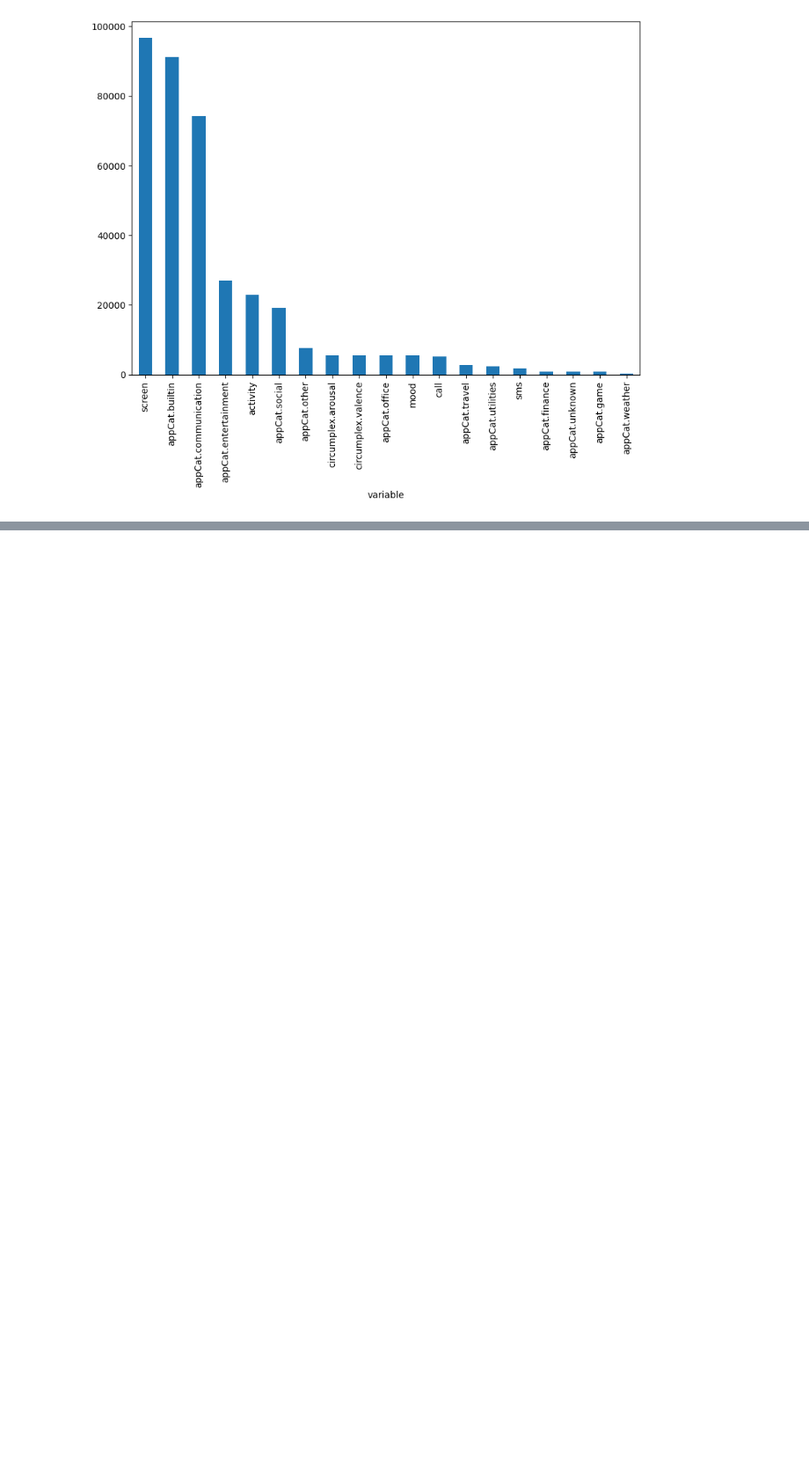
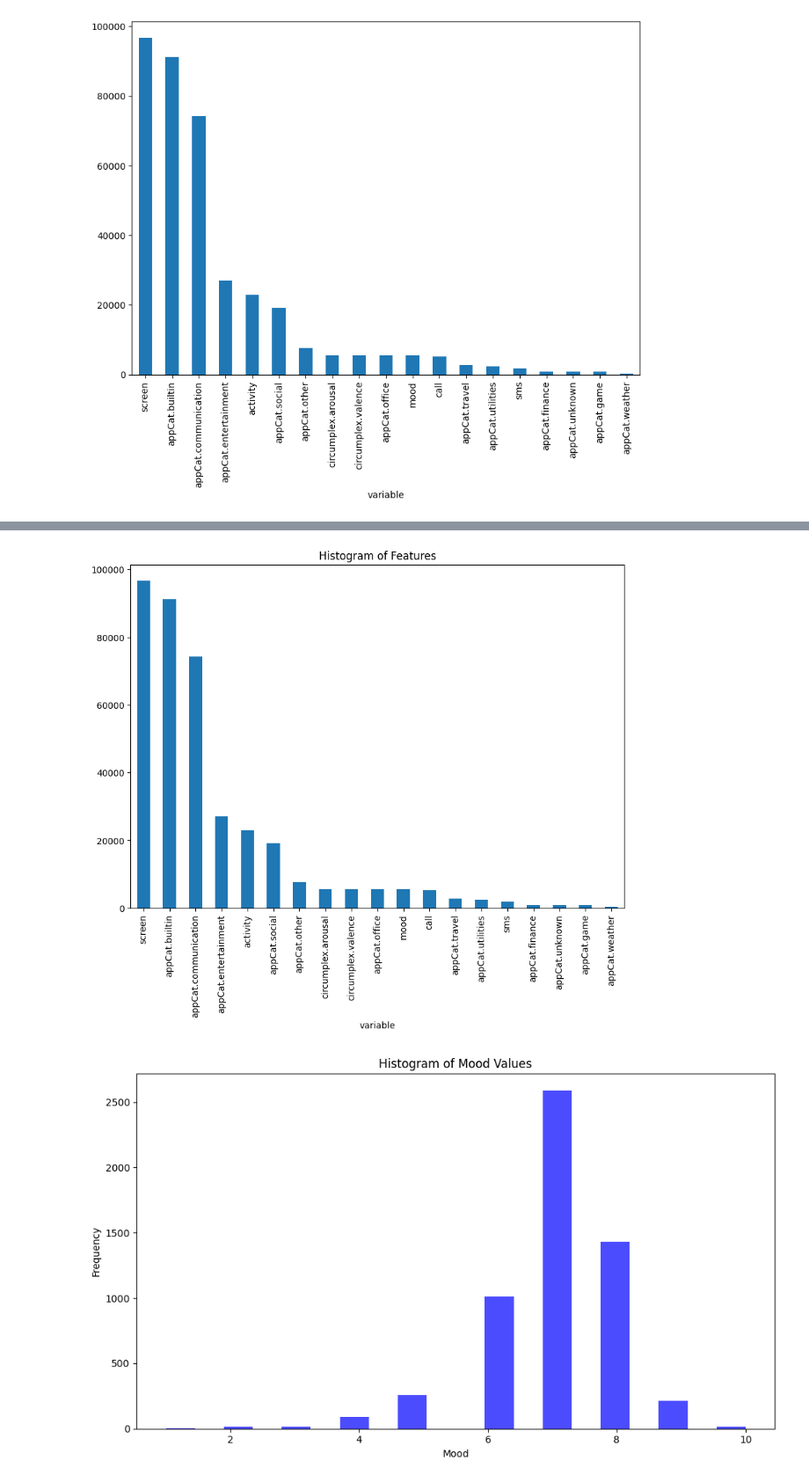
Before and after one commit to prathmesh-awate/Coastalbelt, a Jupyter notebook: main.ipynb, the cells around one changed output, grey strips where cells are left out. Shown at 88% size. Drawn from its saved outputs; the diff is of its cells as text; code cells hidden in the pictures; blank space fills up the shorter version.

```diff
--- a/main.ipynb
+++ b/main.ipynb
@@ -361,0 +239,32 @@ dtype: int64
+# %%
+# -----------------------------
+# Chart 3: Histograms of relevant variables
+# -----------------------------
+
+
+#Plot Histogram of Features
+pd.DataFrame(df_base.variable.value_counts()).plot.bar(title="Histogram of Features", legend=None,figsize=(10,7));
+
+# Plot histogram of mood values
+plt.figure(figsize=(10, 6))
+plt.hist(df_mood['value'].dropna(), bins=20, color='blue', alpha=0.7)
+plt.xlabel('Mood')
+plt.ylabel('Frequency')
+plt.title('Histogram of Mood Values')
+plt.tight_layout()
+plt.show()
+
+# Filter for activity recordings only
+df_activity = df[df['variable'] == 'activity'].copy()
+
+# Plot histogram of activity values
+plt.figure(figsize=(10, 6))
+plt.hist(df_activity['value'].dropna(), bins=20, color='green', alpha=0.7)
+plt.xlabel('Activity')
+plt.ylabel('Frequency')
+plt.title('Histogram of Activity Values')
+plt.tight_layout()
+plt.show()
+# %% [output]
+[figure, added]
+[figure, added]
```
Also changed, not shown: parts of 51 cells of this notebook.
